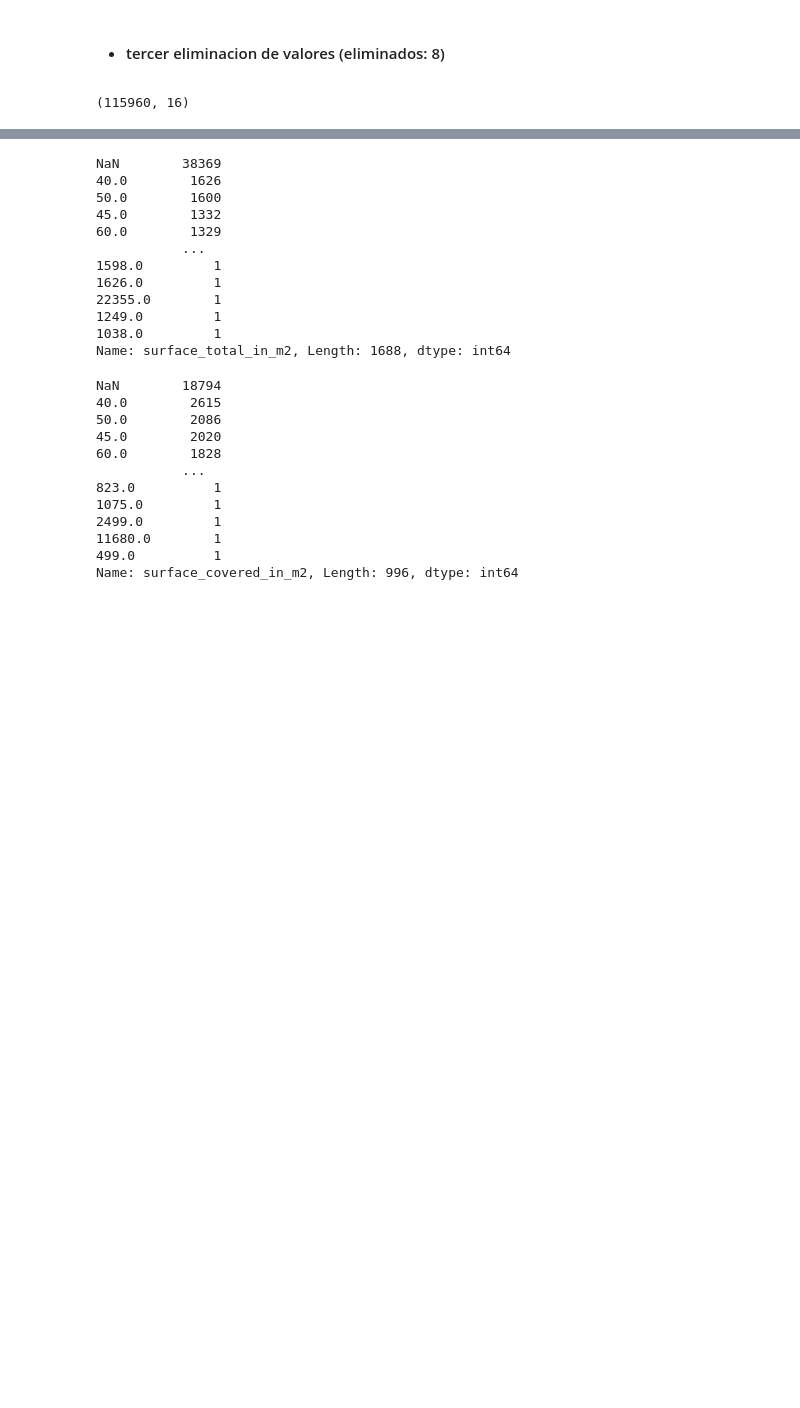
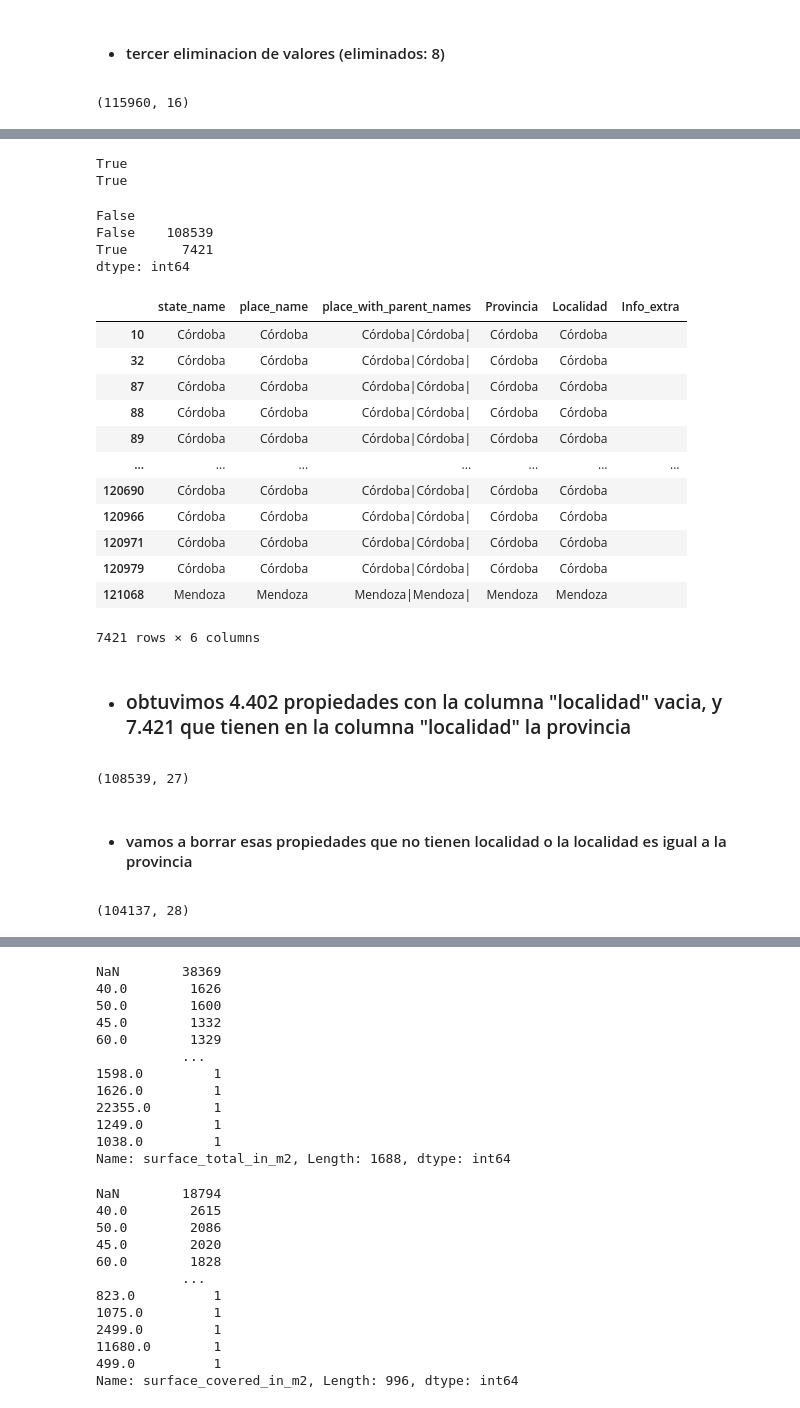
Before and after one commit to Digital-House-economicas/desafio1, a Jupyter notebook: Desafio_1_Final.ipynb, the cells around one changed output, grey strips where cells are left out. Cells and saved outputs as stored; diff of their text form; code cells hidden in the pictures; blank space fills up the shorter version.

```diff
--- a/Desafio_1_Final.ipynb
+++ b/Desafio_1_Final.ipynb
@@ -291,0 +381,66 @@ data3.shape
+# %%
+#Con estas igualdades chequeamos que las columnas tienen la misma info y que no podemos obtener info adicional para completar la localidad de ciertas propiedas.
+
+#son un total de 4402 propiedades sin localidad.
+
+print((prop_sin_localidad["place_name"] == prop_sin_localidad["Provincia"]).all())
+print((prop_sin_localidad["state_name"] == prop_sin_localidad["Provincia"]).all())
+# %% [output]
+True
+True
+# %%
+#chequeamos si hay propiedades que al haber spliteado "place_with_parent_names" hayan quedado con misma Provincia y Localidad.
+
+print((data3["Provincia"] != data3["Localidad"]).all())
+
+mask_misma_prov_y_localidad = data3["Provincia"] == data3["Localidad"]
+
+print(mask_misma_prov_y_localidad.value_counts())
+
+data3.loc[mask_misma_prov_y_localidad, ["state_name", "place_name", "place_with_parent_names", "Provincia", "Localidad", "Info_extra"]]
+
+
+#hay 7421 otras propiedades que tienen misma Provincia y Localidad, es decir que no cuentan con Localidad.
+#Total de 12633 propiedades que no cuentan con Localidad especifica, unicamente provincia.
+# %% [output]
+False
+False    108539
+True       7421
+dtype: int64
+|  | state_name | place_name | place_with_parent_names | Provincia | Localidad | Info_extra |
+| 10 | Córdoba | Córdoba | Córdoba|Córdoba| | Córdoba | Córdoba |  |
+| 32 | Córdoba | Córdoba | Córdoba|Córdoba| | Córdoba | Córdoba |  |
+| 87 | Córdoba | Córdoba | Córdoba|Córdoba| | Córdoba | Córdoba |  |
+| 88 | Córdoba | Córdoba | Córdoba|Córdoba| | Córdoba | Córdoba |  |
+| 89 | Córdoba | Córdoba | Córdoba|Córdoba| | Córdoba | Córdoba |  |
+| ... | ... | ... | ... | ... | ... | ... |
+| 120690 | Córdoba | Córdoba | Córdoba|Córdoba| | Córdoba | Córdoba |  |
+| 120966 | Córdoba | Córdoba | Córdoba|Córdoba| | Córdoba | Córdoba |  |
+| 120971 | Córdoba | Córdoba | Córdoba|Córdoba| | Córdoba | Córdoba |  |
+| 120979 | Córdoba | Córdoba | Córdoba|Córdoba| | Córdoba | Córdoba |  |
+| 121068 | Mendoza | Mendoza | Mendoza|Mendoza| | Mendoza | Mendoza |  |
+7421 rows × 6 columns
+# %% [markdown]
+- ### obtuvimos 4.402 propiedades con la columna "localidad" vacia, y 7.421 que tienen en la columna "localidad" la provincia
+# %%
+#vamos a eliminar esos datos porque creemos fundamental para el analisis tener la localidad del la propiedad. empezamos por los 7.421 que tienen la povincia en la localidad
+
+data3["surface_para_eliminar_prov"] = mask_misma_prov_y_localidad
+
+data4 = data3.drop(data3[data3['surface_para_eliminar_prov']==True].index)
+
+data4.shape
+# %% [output]
+(108539, 27)
+# %% [markdown]
+- #### vamos a borrar esas propiedades que no tienen localidad o la localidad es igual a la provincia
+# %%
+#ahora vamos a borrar los q estan vacios en localidad
+
+data4["surface_para_eliminar_vacios"] = mask_propiedades_sin_localidad
+
+data5 = data4.drop(data4[data4['surface_para_eliminar_vacios']==True].index)
+
+data5.shape
+# %% [output]
+(104137, 28)
```
Also changed, not shown: parts of 60 cells of this notebook.
